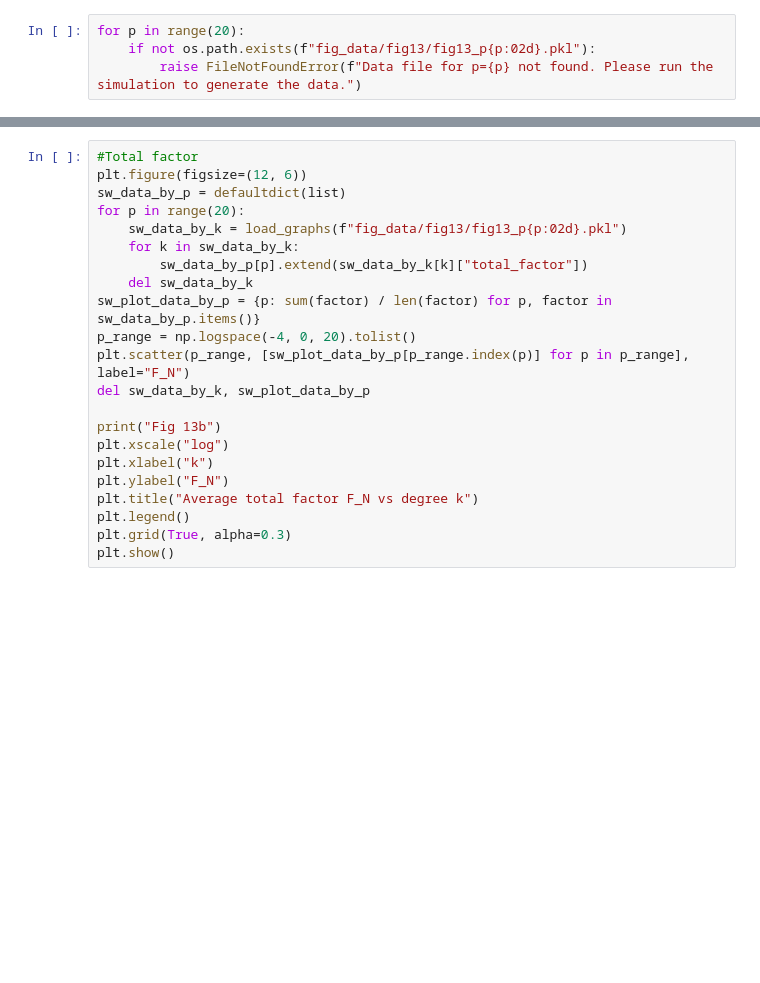
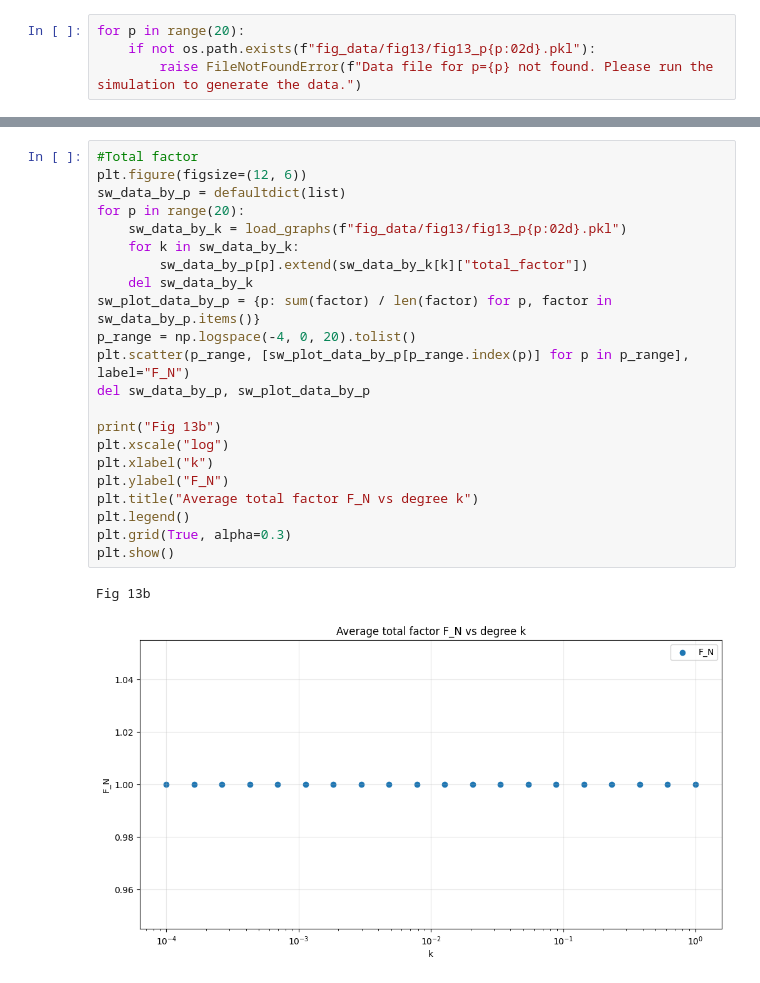
Before and after one commit to DoDoanHoangDu/GossipSpreadSimulation, a Jupyter notebook: simulation_fig13.ipynb, the cells around one changed output, grey strips where cells are left out. Cells and saved outputs as stored; diff of their text form; blank space fills up the shorter version.

```diff
--- a/simulation_fig13.ipynb
+++ b/simulation_fig13.ipynb
@@ -61,22 +64,25 @@ plt.show()
 # %%
 #Total factor
 plt.figure(figsize=(12, 6))
 sw_data_by_p = defaultdict(list)
 for p in range(20):
     sw_data_by_k = load_graphs(f"fig_data/fig13/fig13_p{p:02d}.pkl")
     for k in sw_data_by_k:
         sw_data_by_p[p].extend(sw_data_by_k[k]["total_factor"])
     del sw_data_by_k
 sw_plot_data_by_p = {p: sum(factor) / len(factor) for p, factor in sw_data_by_p.items()}
 p_range = np.logspace(-4, 0, 20).tolist()
 plt.scatter(p_range, [sw_plot_data_by_p[p_range.index(p)] for p in p_range], label="F_N")
-del sw_data_by_k, sw_plot_data_by_p
+del sw_data_by_p, sw_plot_data_by_p
 
 print("Fig 13b")
 plt.xscale("log")
 plt.xlabel("k")
 plt.ylabel("F_N")
 plt.title("Average total factor F_N vs degree k")
 plt.legend()
 plt.grid(True, alpha=0.3)
 plt.show()
+# %% [output]
+Fig 13b
+[figure, added]
```
Also changed, not shown: parts of 1 cell of this notebook.
